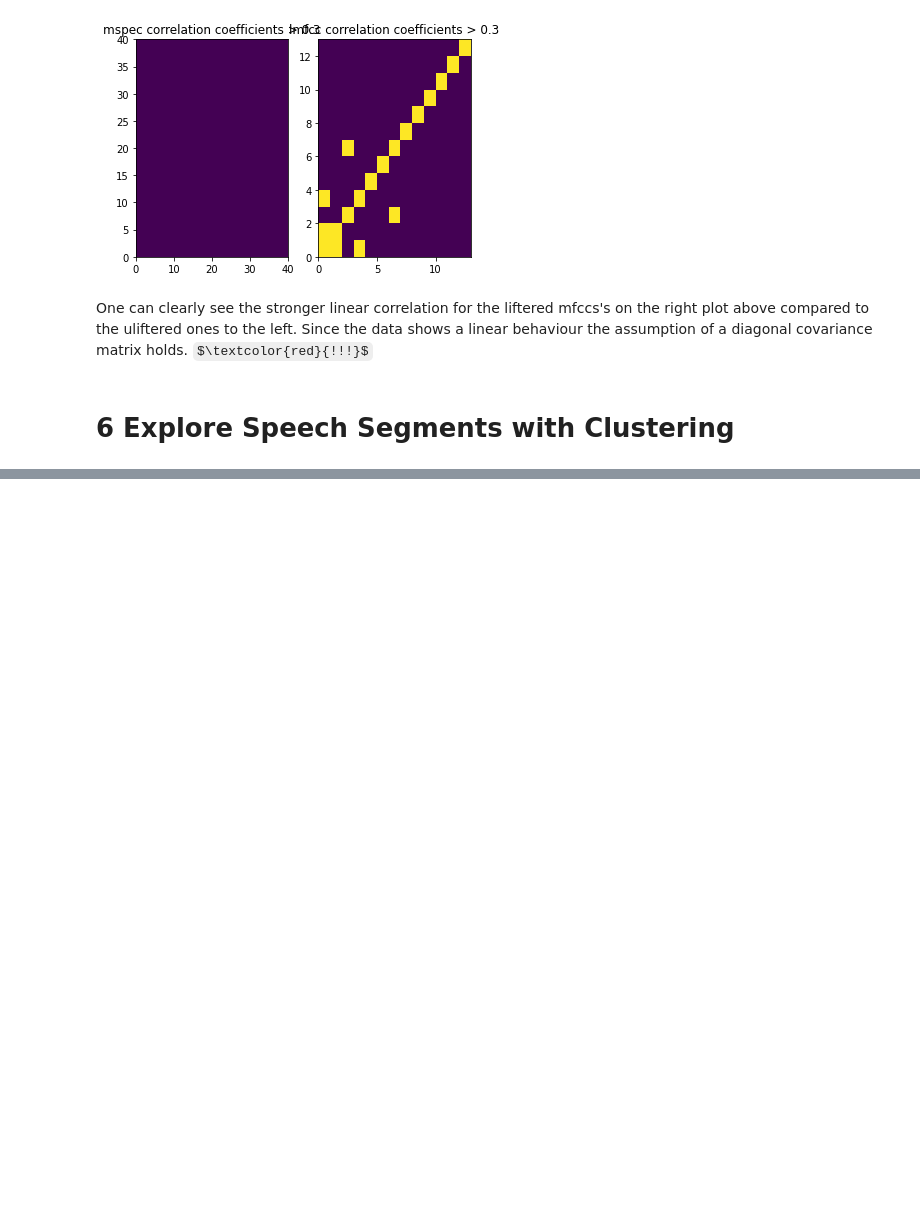
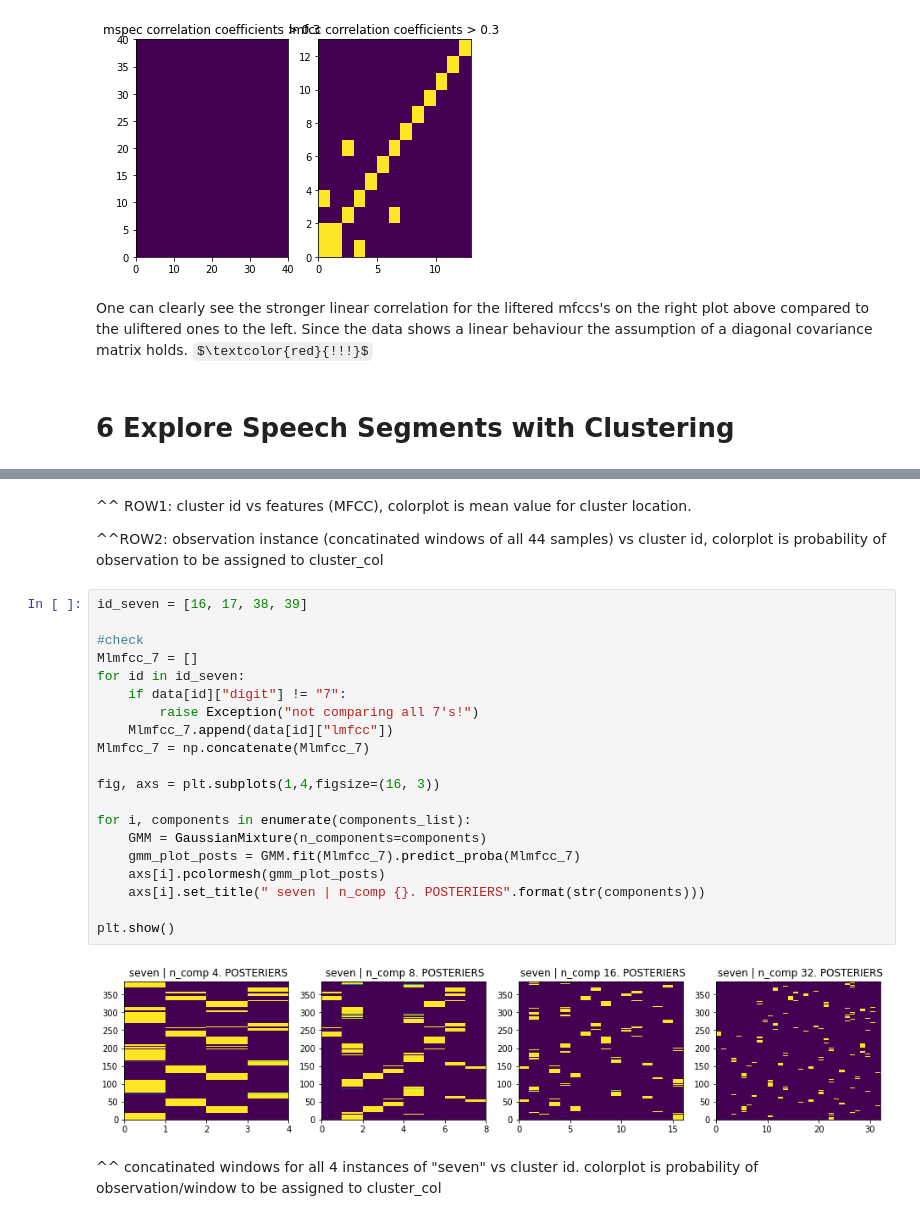
Before and after one commit to kurreman/DT2119_Speech, a Jupyter notebook: KORAY_Lab1.ipynb, the cells around one changed output, grey strips where cells are left out. Drawn from its saved outputs; the diff is of its cells as text; some formulas as TeX source; blank space fills up the shorter version.

```diff
--- a/KORAY_Lab1.ipynb
+++ b/KORAY_Lab1.ipynb
@@ -161,0 +172,28 @@ GaussianMixture(n_components=4)
+# %% [markdown]
+^^ ROW1: cluster id vs features (MFCC), colorplot is mean value for cluster location.
+
+^^ROW2: observation instance (concatinated windows of all 44 samples) vs cluster id, colorplot is probability of observation to be assigned to cluster_col
+# %%
+id_seven = [16, 17, 38, 39]
+
+#check
+Mlmfcc_7 = []
+for id in id_seven:
+    if data[id]["digit"] != "7":
+        raise Exception("not comparing all 7's!")
+    Mlmfcc_7.append(data[id]["lmfcc"])
+Mlmfcc_7 = np.concatenate(Mlmfcc_7)
+
+fig, axs = plt.subplots(1,4,figsize=(16, 3))
+
+for i, components in enumerate(components_list):
+    GMM = GaussianMixture(n_components=components)
+    gmm_plot_posts = GMM.fit(Mlmfcc_7).predict_proba(Mlmfcc_7)
+    axs[i].pcolormesh(gmm_plot_posts)
+    axs[i].set_title(" seven | n_comp {}. POSTERIERS".format(str(components)))
+
+plt.show()
+# %% [output]
+[figure, added]
+# %% [markdown]
+^^ concatinated windows for all 4 instances of "seven" vs cluster id. colorplot is probability of observation/window to be assigned to cluster_col
```
Also changed, not shown: parts of 2 cells of this notebook, 1 other file.
